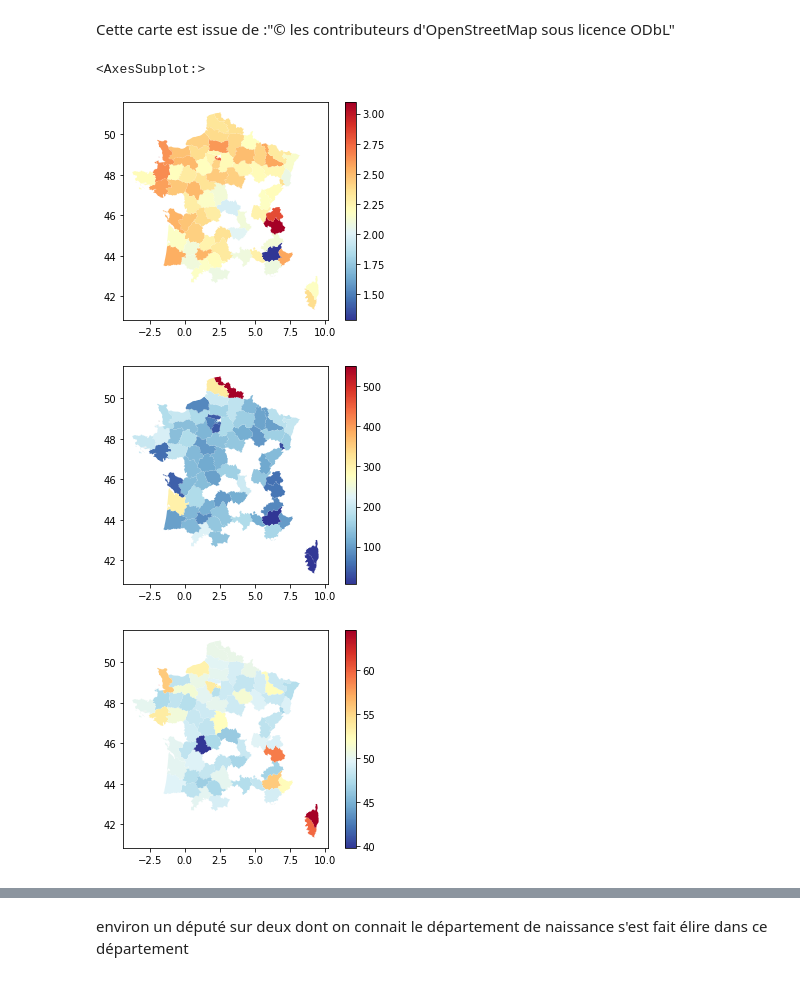
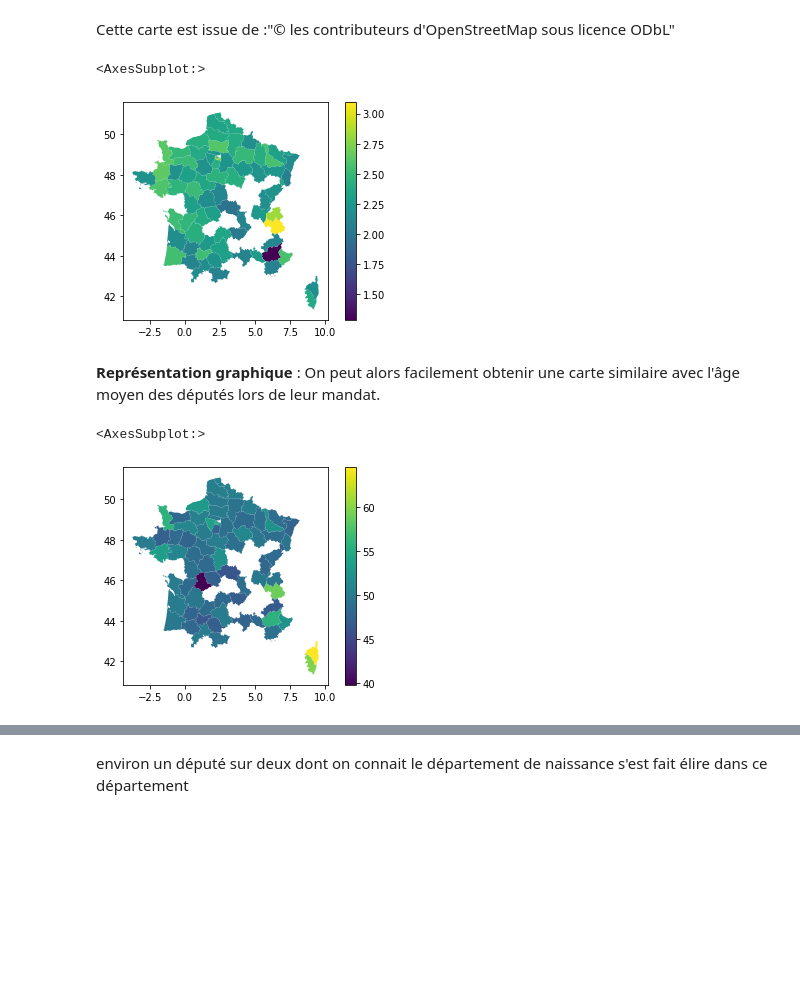
Before and after one commit to dusylvain/Projet-Python-deputes, a Jupyter notebook: statistiques_descriptives_depute.ipynb, the cells around one changed output, grey strips where cells are left out. Cells and saved outputs as stored; diff of their text form; code cells hidden in the pictures; blank space fills up the shorter version.

```diff
--- a/statistiques_descriptives_depute.ipynb
+++ b/statistiques_descriptives_depute.ipynb
@@ -12,5 +13,6 @@ if user=='S':
     df_depu=pd.read_csv("C:/Users/sylva/Desktop/git/Projet-Python-deputes/listeDepute_complete.csv")
 
 if user=='G':
-    mandat_dep=pd.read_csv("C:/Users/Administrateur.LAPTOP-FH8TB47B/Desktop/Projet_assemblee/liste_mandatdef.csv")
+    mandat_dep=pd.read_csv("C:/Users/Administrateur.LAPTOP-FH8TB47B/Desktop/Projet_assemblee/table_mandat.csv")
     df_depu=pd.read_csv("C:/Users/Administrateur.LAPTOP-FH8TB47B/Desktop/Projet_assemblee/listeDepute_complete.csv")
+    table_depmt=pd.read_csv("C:/Users/Administrateur.LAPTOP-FH8TB47B/Desktop/Projet_assemblee/table_dpmt.csv")
@@ -88,12 +18,0 @@ On peut construire un tableau des départements sans grave problème méthodolog
-# %%
-df=age_dep.reset_index()
-w,x,y,z=[],[],[],[]
-for dep in dep_possible :
-    w+=[df[df['Département']==dep]['age en année'].mean()]#on prend la moyenne d'age dans le département
-    x+=[len(df[df['Département']==dep])]#on compte le nombre total de mandat dans le département
-    y+=[len(df[df['Département']==dep]['Nom'].unique())]#Puis le nombre de députés différent par dpt
-    z+=[x[-1]/y[-1]] #Ceci est le nombre moyen de mandat par député
-
-carac_dep_bis=np.array([w, x, y, z])#on crée un dataframe avec les informations
-table_depmt = pd.DataFrame(carac_dep_bis, index=['age moyen des deputes', 'nombre_mandat', 'nombre député','nombre moyen de mandats par député'],columns=dep_possible)
-table_depmt.head()
@@ -107 +25,3 @@ table_depmt.head()
+# %%
+table_depmt.set_index("Unnamed: 0", inplace=True)
 # %%
@@ -178,13 +87,16 @@ carte_metrop = carte_departement.loc[0:95]#on enlève les départements d'outre-
 table_depmt.columns=[i[1:] for i in table_depmt.columns]#on enlève l'espace devant le nom des départements
 # %%
 carte_metrop.set_index('nom', inplace=True)#on met le nom du département en index pour pouvoir joindre les bases
+# %%
+df.plot(column = 'nombre moyen de mandats par député', cmap = 'viridis', legend=True)#on crée des cartes
+# %% [output]
+<AxesSubplot:>
+[figure, added]
+# %% [markdown]
+**Représentation graphique** : On peut alors facilement obtenir une carte similaire avec l'âge moyen des députés lors de leur mandat.
 # %%
 df = carte_metrop.merge(table_depmt.T, how = 'inner', left_index=True, right_index=True)#on transpose table pour avoir les départements en noms de lignes
-df.plot(column = 'nombre moyen de mandats par député', cmap = 'RdYlBu_r', legend=True)#on crée des cartes
-df.plot(column='nombre député', cmap = 'RdYlBu_r', legend=True)
-df.plot(column='age moyen des deputes', cmap='RdYlBu_r', legend=True)
+df.plot(column = 'age moyen des deputes', cmap = 'viridis', legend=True)#on crée des cartes
 # %% [output]
 <AxesSubplot:>
-[figure, old version]
+[figure, new version]
-[figure, removed]
-[figure, removed]
```
Also changed, not shown: parts of 119 cells of this notebook.
